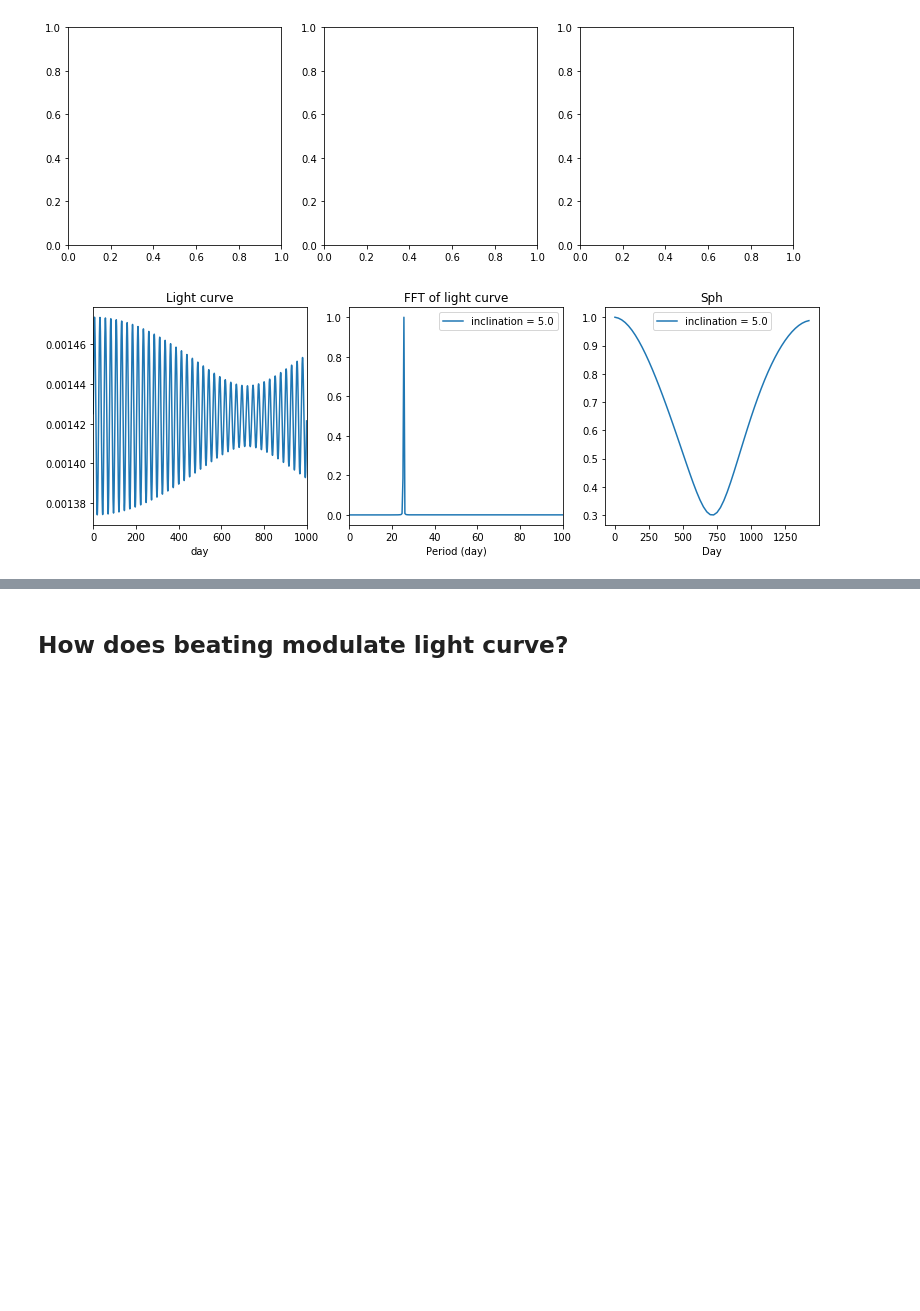
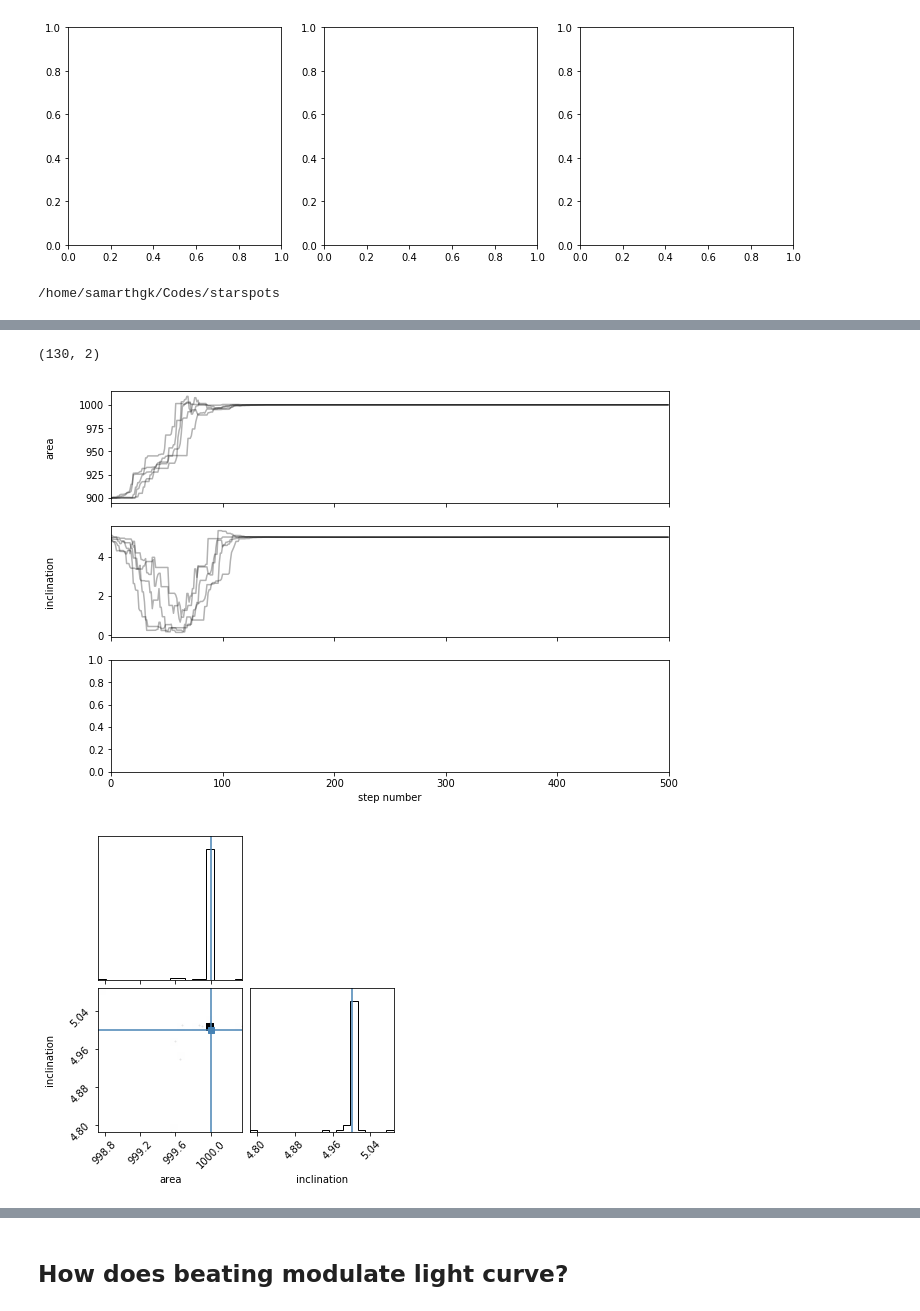
Before and after one commit to samarth-kashyap/starspots, a Jupyter notebook: notebooks/starspot.ipynb, the cells around one changed output, grey strips where cells are left out. Drawn from its saved outputs; the diff is of its cells as text; code cells hidden in the pictures; blank space fills up the shorter version.

Commit message:
mcmc setup works for area and inclination

```diff
--- a/notebooks/starspot.ipynb
+++ b/notebooks/starspot.ipynb
@@ -20,8 +20,9 @@ def compute_sph(lc, time, rotperiod):
         count += 1
     return np.array(sph), np.array(sph_time)
 # %%
-inclination = np.linspace(5, 90, 5)
-st1 = ST(inclination=inclination[count], no_evolution=True)
+#inclination = np.linspace(5, 90, 5)
+#st1 = ST(inclination=inclination[count], no_evolution=True)
+st1 = ST(inclination=5., no_evolution=True, max_spot_area=0.7e3)
 st1.simulate_spots()
 st1.compute_light_curve()
 
@@ -52,5 +53,3 @@ axs[2].set_title('Sph')
 axs[2].legend()
 count += 1
 fig
-# %% [output]
-[figure, removed]
@@ -56,0 +64,7 @@ fig
+# %%
+cd ..
+# %% [output]
+/home/samarthgk/Codes/starspots
+# %%
+run main.py
+# %% [output]
@@ -56,0 +72,3 @@ fig
+(130, 2)
+[figure, added]
+[figure, added]
```
Also changed, not shown: parts of 9 cells of this notebook, 2 other files.
